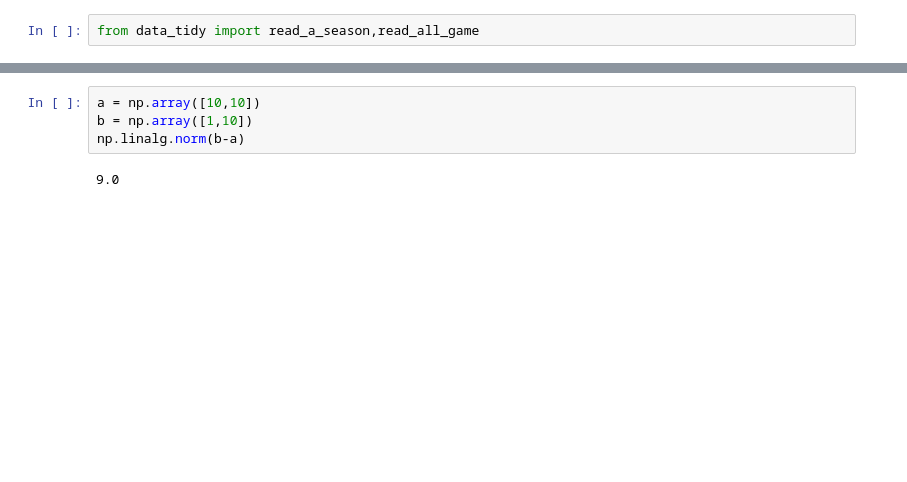
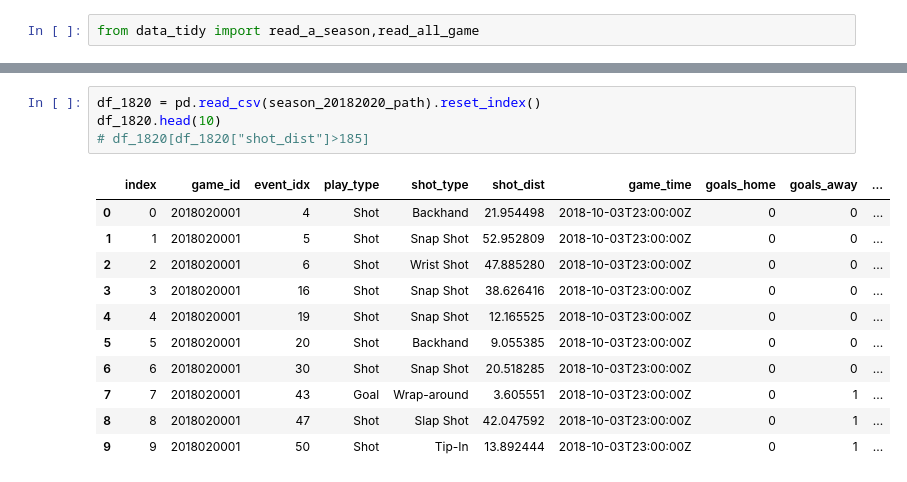
Before and after one commit to hfereidouni/DataScience, a Jupyter notebook: CodeBase/visualization_pt1.ipynb, the cells around one changed output, grey strips where cells are left out. Saved outputs shown, nothing was run; the diff lists cells and outputs as text; blank space fills up the shorter version.

```diff
--- a/CodeBase/visualization_pt1.ipynb
+++ b/CodeBase/visualization_pt1.ipynb
@@ -73,6 +91,16 @@ TypeError: 'list' object is not callable
 # %%
-a = np.array([10,10])
-b = np.array([1,10])
-np.linalg.norm(b-a)
+df_1820 = pd.read_csv(season_20182020_path).reset_index()
+df_1820.head(10)
+# df_1820[df_1820["shot_dist"]>185]
 # %% [output]
-9.0
+|  | index | game_id | event_idx | play_type | shot_type | shot_dist | game_time | goals_home | goals_away | ... |
+| 0 | 0 | 2018020001 | 4 | Shot | Backhand | 21.954498 | 2018-10-03T23:00:00Z | 0 | 0 | ... |
+| 1 | 1 | 2018020001 | 5 | Shot | Snap Shot | 52.952809 | 2018-10-03T23:00:00Z | 0 | 0 | ... |
+| 2 | 2 | 2018020001 | 6 | Shot | Wrist Shot | 47.885280 | 2018-10-03T23:00:00Z | 0 | 0 | ... |
+| 3 | 3 | 2018020001 | 16 | Shot | Snap Shot | 38.626416 | 2018-10-03T23:00:00Z | 0 | 0 | ... |
+| 4 | 4 | 2018020001 | 19 | Shot | Snap Shot | 12.165525 | 2018-10-03T23:00:00Z | 0 | 0 | ... |
+| 5 | 5 | 2018020001 | 20 | Shot | Backhand | 9.055385 | 2018-10-03T23:00:00Z | 0 | 0 | ... |
+| 6 | 6 | 2018020001 | 30 | Shot | Snap Shot | 20.518285 | 2018-10-03T23:00:00Z | 0 | 0 | ... |
+| 7 | 7 | 2018020001 | 43 | Goal | Wrap-around | 3.605551 | 2018-10-03T23:00:00Z | 0 | 1 | ... |
+| 8 | 8 | 2018020001 | 47 | Shot | Slap Shot | 42.047592 | 2018-10-03T23:00:00Z | 0 | 1 | ... |
+| 9 | 9 | 2018020001 | 50 | Shot | Tip-In | 13.892444 | 2018-10-03T23:00:00Z | 0 | 1 | ... |
```
Also changed, not shown: parts of 12 cells of this notebook, 2 other files.
